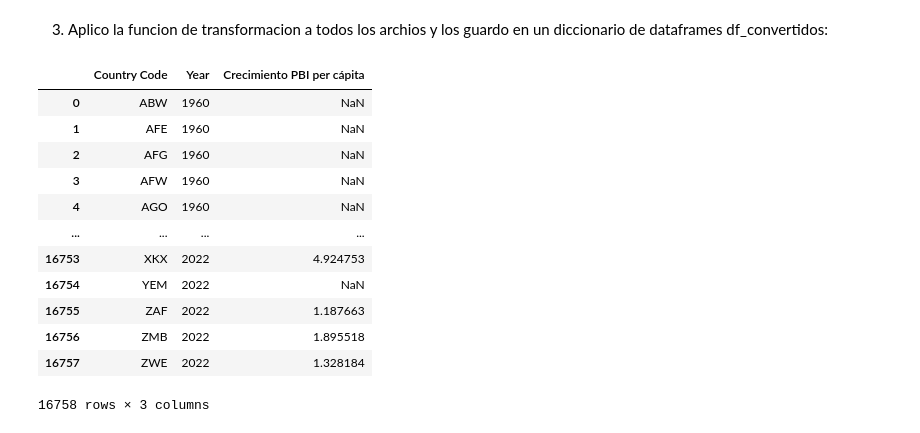
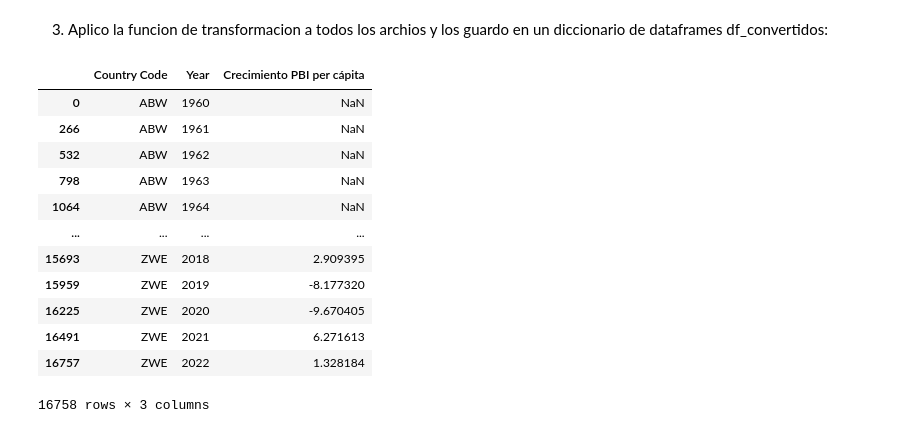
Before and after one commit to DATASCIENTISTSHENRY/PF_DataScience_Migraciones, a Jupyter notebook: ETL_ARCHIVOS_BANCO_MUNDIAL/ETL_BANCO_MUNDIAL.ipynb, the cells around one changed output. Drawn from its saved outputs; the diff is of its cells as text; code cells hidden in the pictures.

```diff
--- a/ETL_ARCHIVOS_BANCO_MUNDIAL/ETL_BANCO_MUNDIAL.ipynb
+++ b/ETL_ARCHIVOS_BANCO_MUNDIAL/ETL_BANCO_MUNDIAL.ipynb
@@ -74,19 +75,19 @@ df_convertidos={}
 # %%
 for df_name, df in dataframes.items():
     df_convertidos[df_name]=transformacion(df,diccionario_titulos)
-# %%
-df_convertidos['i_crecimiento_PBI_capita']
-# %% [output]
-|  | Country Code | Year | Crecimiento PBI per cápita |
-| 0 | ABW | 1960 | NaN |
-| 1 | AFE | 1960 | NaN |
-| 2 | AFG | 1960 | NaN |
-| 3 | AFW | 1960 | NaN |
-| 4 | AGO | 1960 | NaN |
-| ... | ... | ... | ... |
-| 16753 | XKX | 2022 | 4.924753 |
-| 16754 | YEM | 2022 | NaN |
-| 16755 | ZAF | 2022 | 1.187663 |
-| 16756 | ZMB | 2022 | 1.895518 |
-| 16757 | ZWE | 2022 | 1.328184 |
-16758 rows × 3 columns
+# %%
+df_convertidos['i_crecimiento_PBI_capita'].sort_values(by=['Country Code','Year'])
+# %% [output]
+|  | Country Code | Year | Crecimiento PBI per cápita |
+| 0 | ABW | 1960 | NaN |
+| 266 | ABW | 1961 | NaN |
+| 532 | ABW | 1962 | NaN |
+| 798 | ABW | 1963 | NaN |
+| 1064 | ABW | 1964 | NaN |
+| ... | ... | ... | ... |
+| 15693 | ZWE | 2018 | 2.909395 |
+| 15959 | ZWE | 2019 | -8.177320 |
+| 16225 | ZWE | 2020 | -9.670405 |
+| 16491 | ZWE | 2021 | 6.271613 |
+| 16757 | ZWE | 2022 | 1.328184 |
+16758 rows × 3 columns
```
Also changed, not shown: parts of 9 cells of this notebook, 2 other files.
